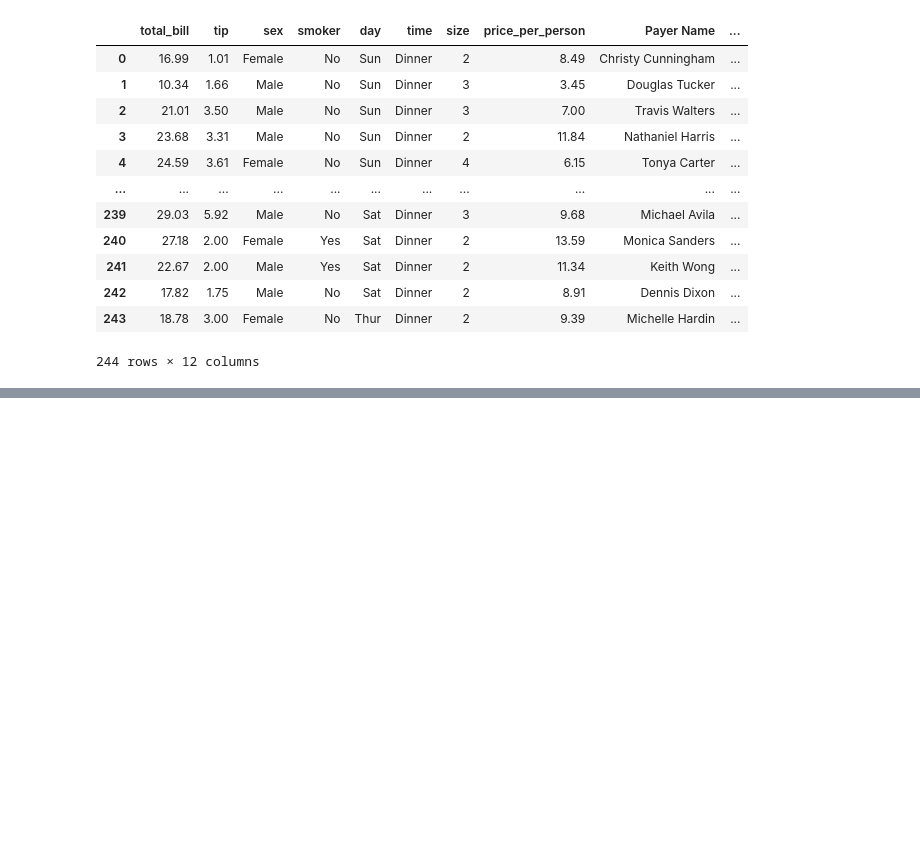
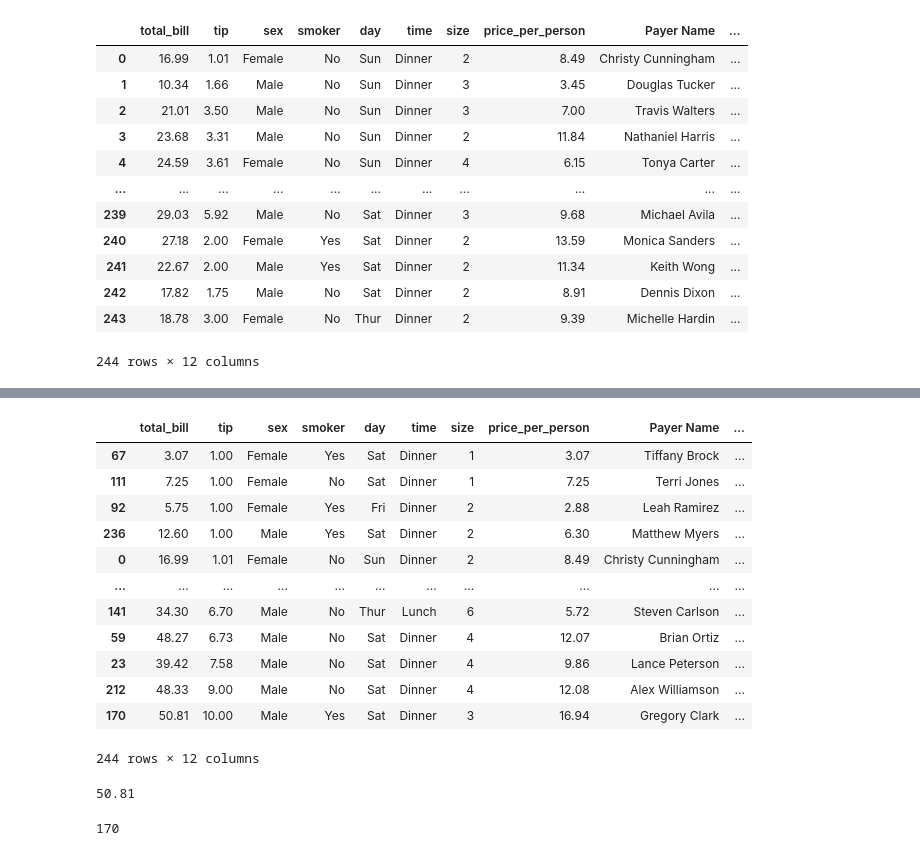
Before and after one commit to Alamgir55/bs-pandas, a Jupyter notebook: useful-methods.ipynb, the cells around one changed output, grey strips where cells are left out. Saved outputs shown, nothing was run; the diff lists cells and outputs as text; code cells hidden in the pictures; blank space fills up the shorter version.

```diff
--- a/useful-methods.ipynb
+++ b/useful-methods.ipynb
@@ -133,0 +300,24 @@ df
+# %%
+df.sort_values(['tip', 'size'])
+# %% [output]
+|  | total_bill | tip | sex | smoker | day | time | size | price_per_person | Payer Name | ... |
+| 67 | 3.07 | 1.00 | Female | Yes | Sat | Dinner | 1 | 3.07 | Tiffany Brock | ... |
+| 111 | 7.25 | 1.00 | Female | No | Sat | Dinner | 1 | 7.25 | Terri Jones | ... |
+| 92 | 5.75 | 1.00 | Female | Yes | Fri | Dinner | 2 | 2.88 | Leah Ramirez | ... |
+| 236 | 12.60 | 1.00 | Male | Yes | Sat | Dinner | 2 | 6.30 | Matthew Myers | ... |
+| 0 | 16.99 | 1.01 | Female | No | Sun | Dinner | 2 | 8.49 | Christy Cunningham | ... |
+| ... | ... | ... | ... | ... | ... | ... | ... | ... | ... | ... |
+| 141 | 34.30 | 6.70 | Male | No | Thur | Lunch | 6 | 5.72 | Steven Carlson | ... |
+| 59 | 48.27 | 6.73 | Male | No | Sat | Dinner | 4 | 12.07 | Brian Ortiz | ... |
+| 23 | 39.42 | 7.58 | Male | No | Sat | Dinner | 4 | 9.86 | Lance Peterson | ... |
+| 212 | 48.33 | 9.00 | Male | No | Sat | Dinner | 4 | 12.08 | Alex Williamson | ... |
+| 170 | 50.81 | 10.00 | Male | Yes | Sat | Dinner | 3 | 16.94 | Gregory Clark | ... |
+244 rows × 12 columns
+# %%
+df['total_bill'].max()
+# %% [output]
+50.81
+# %%
+df['total_bill'].idxmax()
+# %% [output]
+170
```
Also changed, not shown: parts of 47 cells of this notebook.
